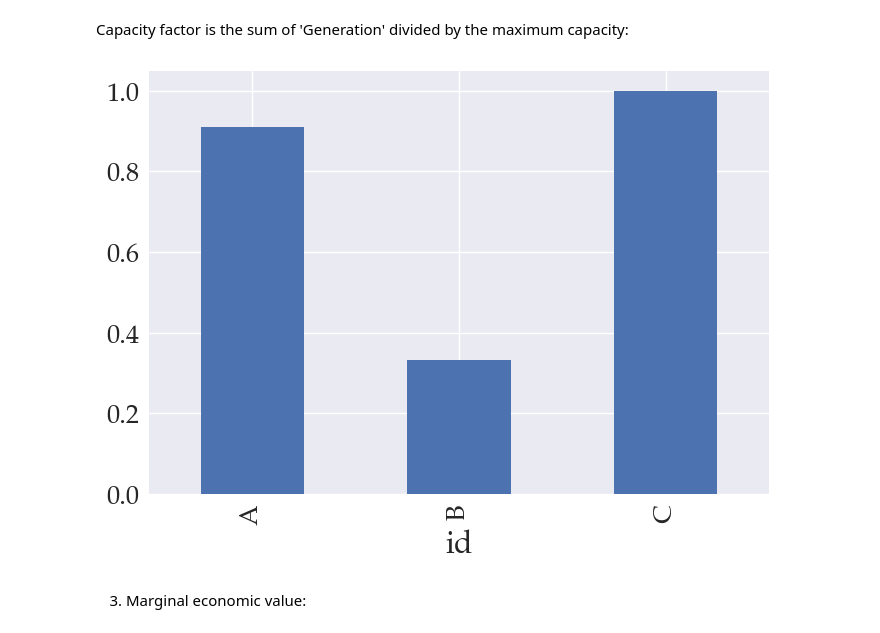
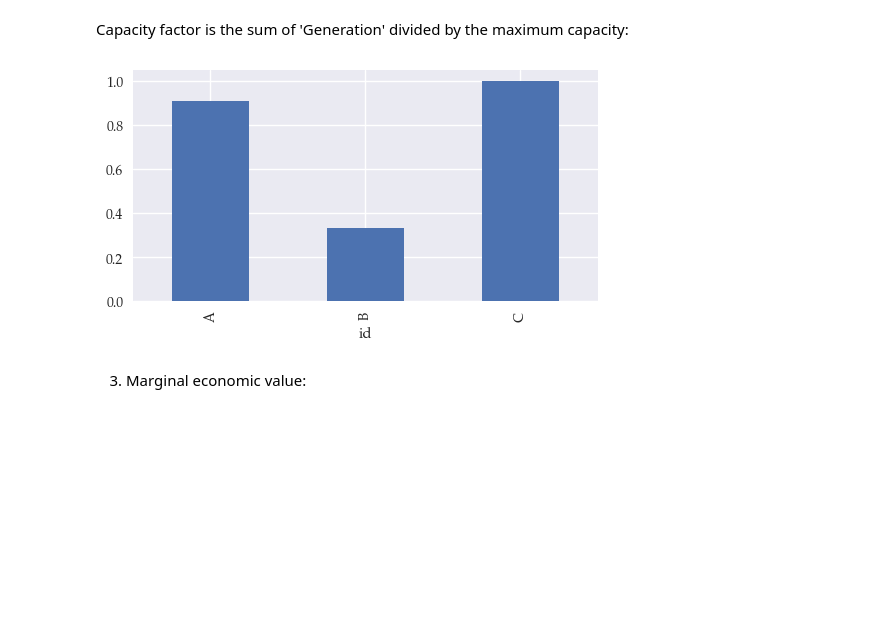
Before and after one commit to ChampionApe/EnergyEconomicsE2023, a Jupyter notebook: Exercises/S4.ipynb, the cells around one changed output. Drawn from its saved outputs; the diff is of its cells as text; code cells hidden in the pictures; blank space fills up the shorter version.

```diff
--- a/Exercises/S4.ipynb
+++ b/Exercises/S4.ipynb
@@ -410,9 +410,9 @@ Capacity factor is the sum of 'Generation' divided by the maximum capacity:
 # %%
 capacityFactor = ( pyDbs.pdSum(m.db['Generation'], 'h')/
                   pdNonZero(pyDbs.pdSum(m.hourlyGeneratingCapacity, 'h')) ).dropna()
-capacityFactor.plot.bar();
+capacityFactor.plot.bar(figsize = (6,3));
 # %% [output]
-[figure, old version]
+[figure, new version]
 # %% [markdown]
 3. Marginal economic value:
 # %% [markdown]
```
Also changed, not shown: parts of 48 cells of this notebook, 7 other files.
